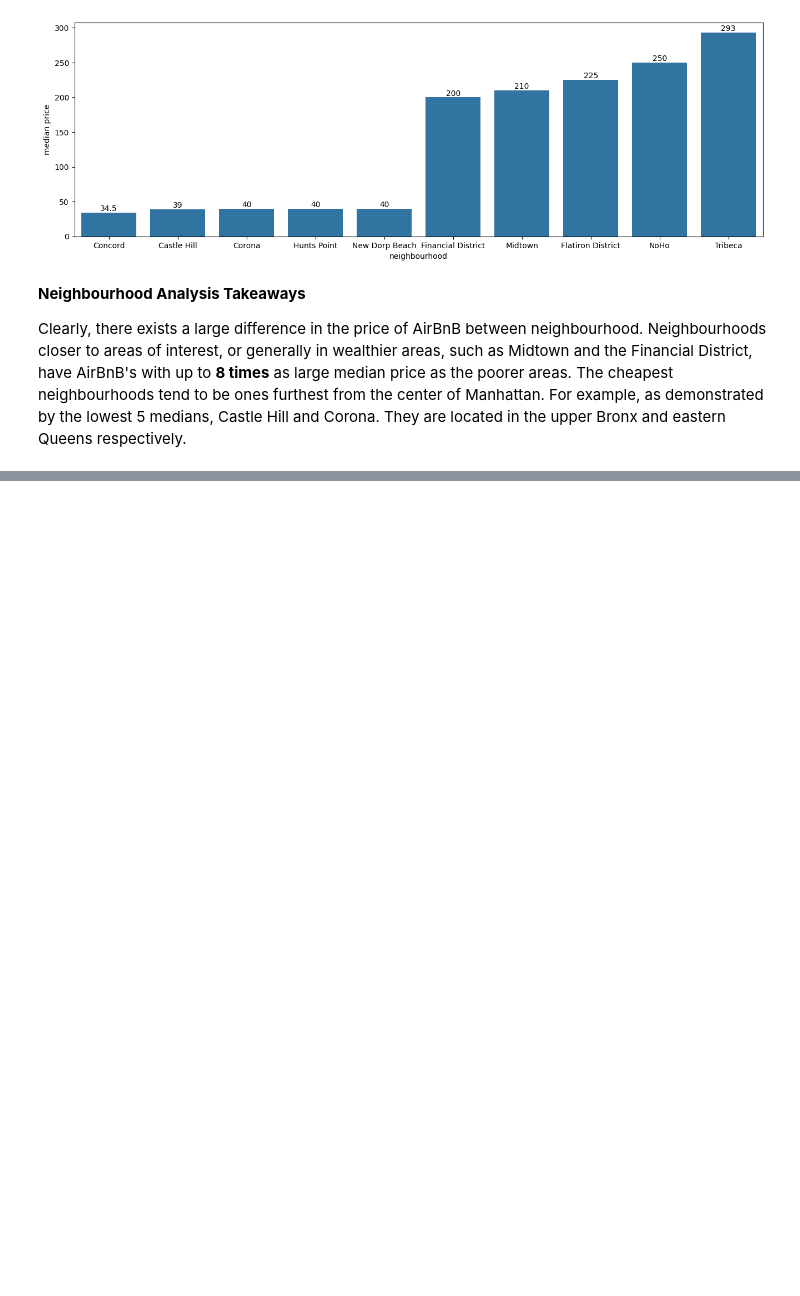
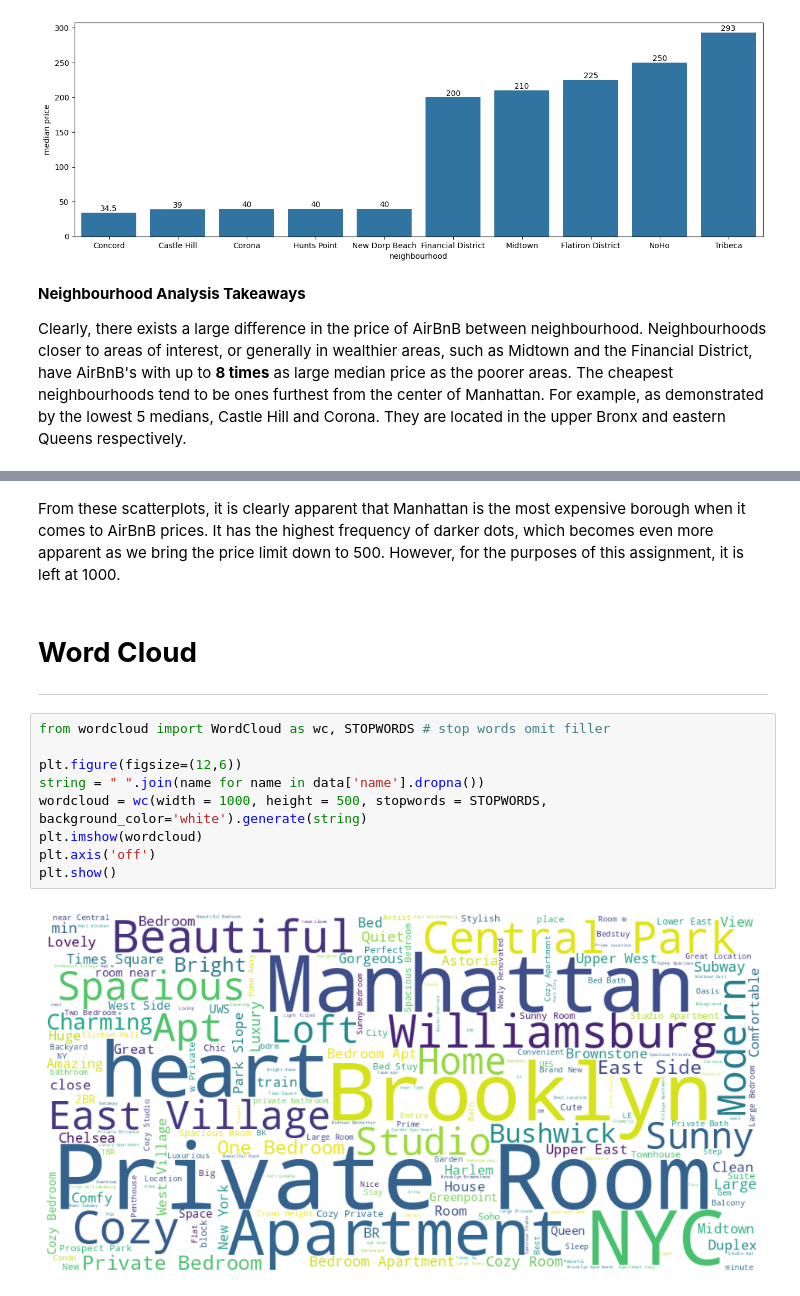
Before and after one commit to Krzyker/DataScienceColabs, a Jupyter notebook: cse351_hw3_brachowski_krzysztof_116565000.ipynb, the cells around one changed output, grey strips where cells are left out. Drawn from its saved outputs; the diff is of its cells as text; blank space fills up the shorter version.

```diff
--- a/cse351_hw3_brachowski_krzysztof_116565000.ipynb
+++ b/cse351_hw3_brachowski_krzysztof_116565000.ipynb
@@ -126,0 +159,16 @@ Clearly, there exists a large difference in the price of AirBnB between neighbou
+# %% [markdown]
+From these scatterplots, it is clearly apparent that Manhattan is the most expensive borough when it comes to AirBnB prices. It has the highest frequency of darker dots, which becomes even more apparent as we bring the price limit down to 500. However, for the purposes of this assignment, it is left at 1000.
+# %% [markdown]
+# **Word Cloud**
+---
+# %%
+from wordcloud import WordCloud as wc, STOPWORDS # stop words omit filler
+
+plt.figure(figsize=(12,6))
+string = " ".join(name for name in data['name'].dropna())
+wordcloud = wc(width = 1000, height = 500, stopwords = STOPWORDS, background_color='white').generate(string)
+plt.imshow(wordcloud)
+plt.axis('off')
+plt.show()
+# %% [output]
+[figure, added]
```
Also changed, not shown: parts of 7 cells of this notebook.
